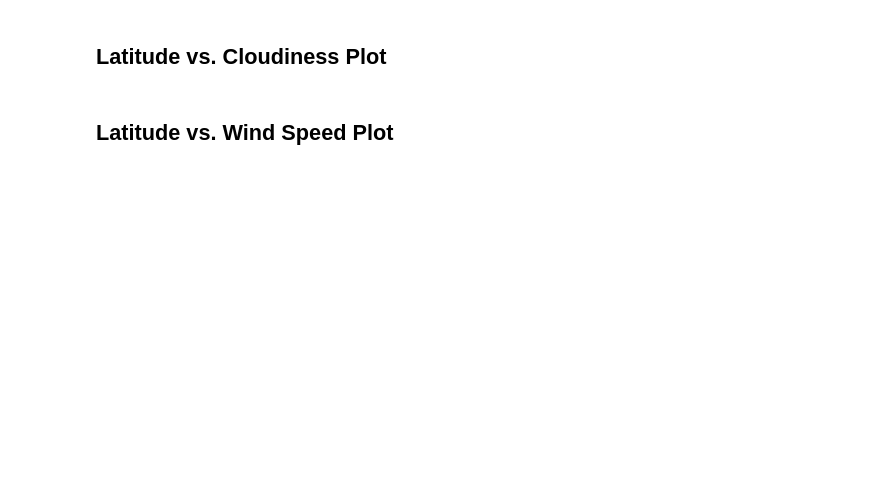
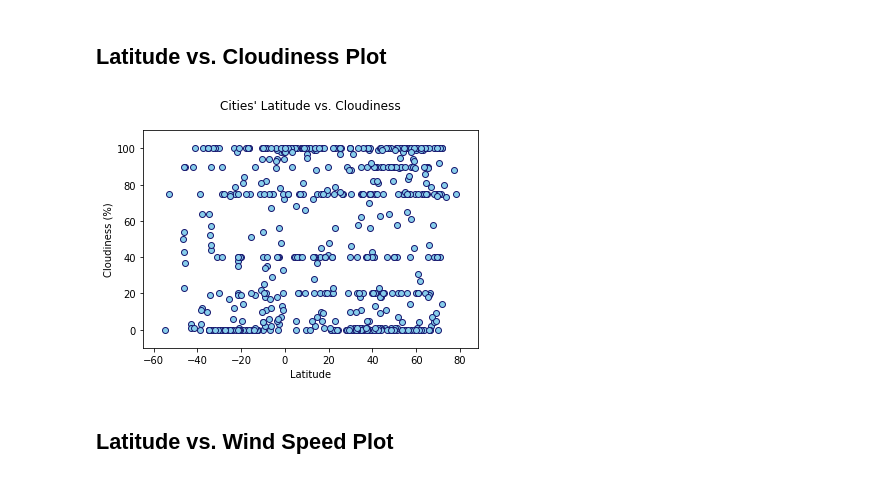
Before and after one commit to keiyaus/python-api-challenge, a Jupyter notebook: WeatherPy/WeatherPy_starter-Copy1.ipynb, the cells around one changed output. Cells and saved outputs as stored; diff of their text form; code cells hidden in the pictures; blank space fills up the shorter version.

```diff
--- a/WeatherPy/WeatherPy_starter-Copy1.ipynb
+++ b/WeatherPy/WeatherPy_starter-Copy1.ipynb
@@ -205,4 +240,22 @@ weather_data.to_csv(output_data_file ,index=False)
 # %% [markdown]
 ## Latitude vs. Cloudiness Plot
+# %%
+# Get values for plotting
+cloudiness = weather_data['Cloudiness']
+
+# Generate scatter plot
+plt.scatter(
+    latitude, cloudiness,
+    marker='o',
+    facecolors='skyblue',
+    edgecolors='midnightblue')
+plt.title('Cities\' Latitude vs. Cloudiness\n')
+plt.xlabel('Latitude')
+plt.ylabel('Cloudiness (%)')
+plt.xlim(min(latitude)-10, max(latitude)+10)
+plt.ylim(min(cloudiness)-10, max(cloudiness)+10)
+plt.savefig("Images/LatitudeVsCloudiness.png")
+# %% [output]
+[figure, added]
 # %% [markdown]
 ## Latitude vs. Wind Speed Plot
```
Also changed, not shown: parts of 4 cells of this notebook, 4 other files.
